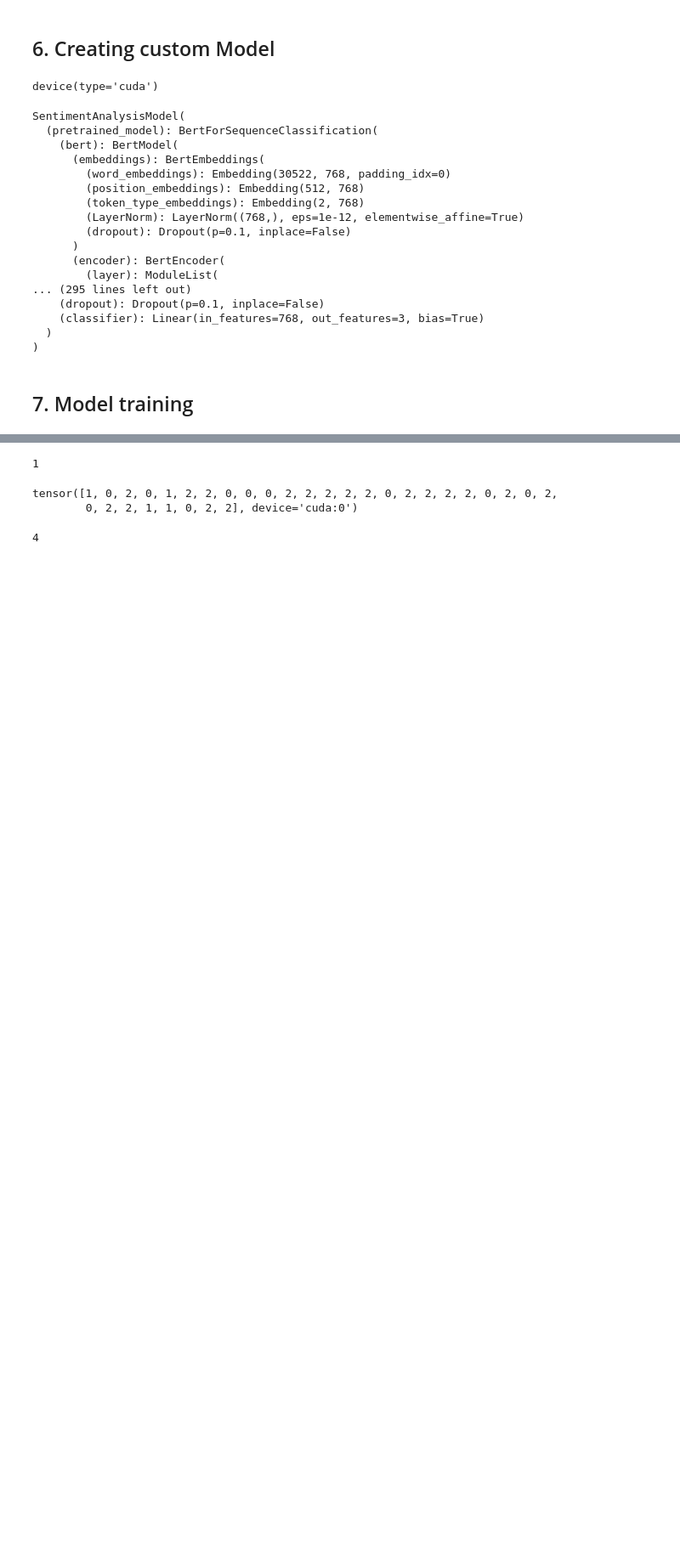
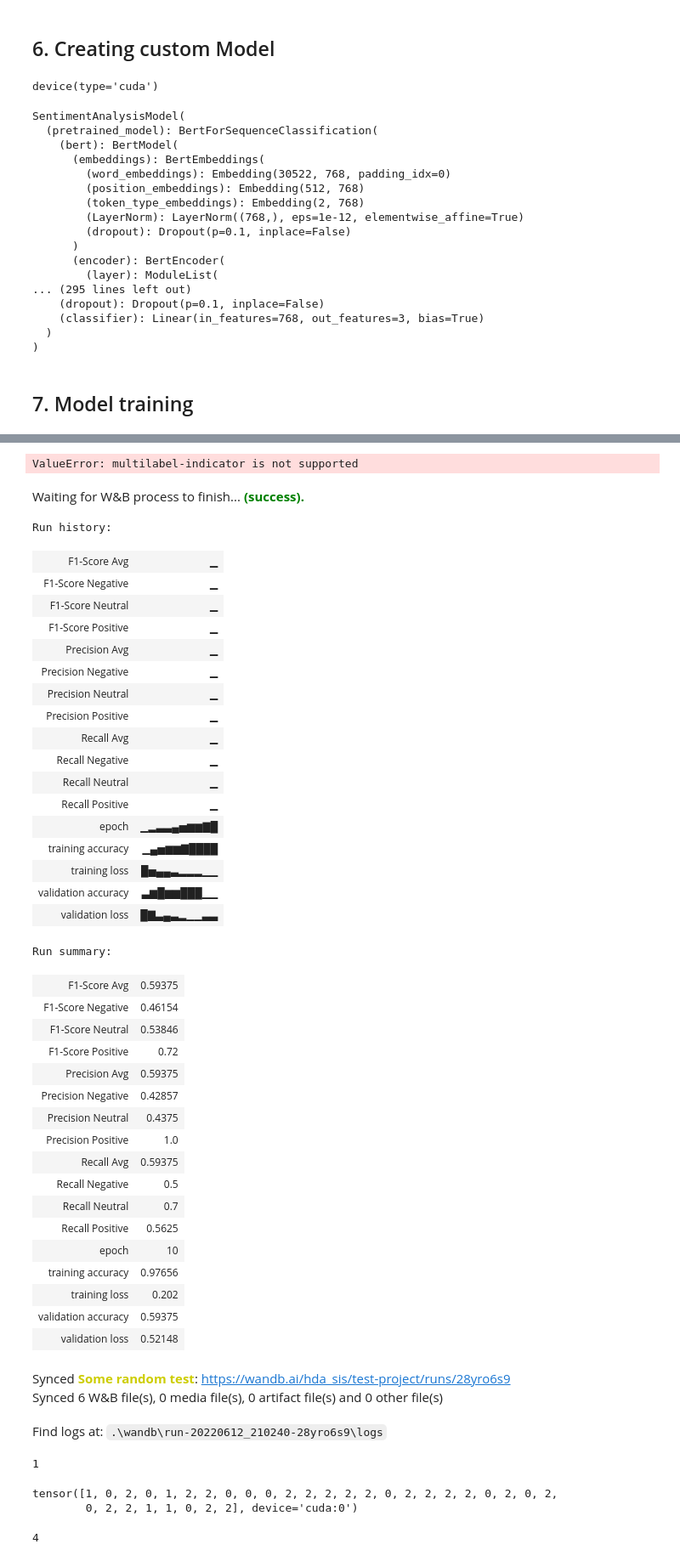
Before and after one commit to Jan-Burger/Bachelor-Thesis, a Jupyter notebook: notebooks/sentiment_analysis/transformer_finetuning.ipynb, the cells around one changed output, grey strips where cells are left out. Shown: that part at 85% size. Drawn from its saved outputs; the diff is of its cells as text; code cells hidden in the pictures; blank space fills up the shorter version.

```diff
--- a/notebooks/sentiment_analysis/transformer_finetuning.ipynb
+++ b/notebooks/sentiment_analysis/transformer_finetuning.ipynb
@@ -40,7 +42,7 @@ with open('hyperparams.json') as file:
 # %%
 # Set up Hyper parameters for model training
 LR: float = hyper_params[model_name]["lr"]
-OPTIMIZER: str = hyper_params[model_name]["lr"]
+OPTIMIZER: str = hyper_params[model_name]["optimizer"]
 EPOCHS: int = hyper_params[model_name]["epochs"]
 BATCH_SIZE: int = hyper_params[model_name]["batch_size"]
 DROPOUT: float = hyper_params[model_name]["dropout"]
@@ -204,3 +206,17 @@ SentimentAnalysisModel(
 )
 # %% [markdown]
 ## 7. Model training
+# %%
+# Initialize WAND tracking
+wandb.config = {
+    "model_name": model_name,
+    "learning_rate": LR,
+    "epochs": EPOCHS,
+    "batch_size": BATCH_SIZE,
+    "optimizer": OPTIMIZER,
+    "loss_function": "BCEWithLogitsLoss"
+}
+
+wandb.init(project="test-project", entity="hda_sis", config=config, name="Some random test")
+
+wandb.watch(models=model, log="all", log_freq=1)
@@ -309,3 +434,50 @@ RuntimeError: CUDA out of memory. Tried to allocate 24.00 MiB (GPU 0; 12.00 GiB
+# %%
+wandb.log({"cm": wandb.sklearn.plot_confusion_matrix(y_true, y_pred)})
+# %% [output]
+ValueError: multilabel-indicator is not supported
+# %%
+wandb.finish()
+# %% [output]
+Waiting for W&B process to finish... (success).
+Run history:
+| F1-Score Avg | ▁ |
+| F1-Score Negative | ▁ |
+| F1-Score Neutral | ▁ |
+| F1-Score Positive | ▁ |
+| Precision Avg | ▁ |
+| Precision Negative | ▁ |
+| Precision Neutral | ▁ |
+| Precision Positive | ▁ |
+| Recall Avg | ▁ |
+| Recall Negative | ▁ |
+| Recall Neutral | ▁ |
+| Recall Positive | ▁ |
+| epoch | ▁▂▃▃▄▅▆▆▇█ |
+| training accuracy | ▁▄▅▆▆▇████ |
+| training loss | █▅▄▄▃▂▂▂▁▁ |
+| validation accuracy | ▃▆█▆▆███▁▁ |
+| validation loss | █▇▃▄▃▂▁▁▃▃ |
+Run summary:
+| F1-Score Avg | 0.59375 |
+| F1-Score Negative | 0.46154 |
+| F1-Score Neutral | 0.53846 |
+| F1-Score Positive | 0.72 |
+| Precision Avg | 0.59375 |
+| Precision Negative | 0.42857 |
+| Precision Neutral | 0.4375 |
+| Precision Positive | 1.0 |
+| Recall Avg | 0.59375 |
+| Recall Negative | 0.5 |
+| Recall Neutral | 0.7 |
+| Recall Positive | 0.5625 |
+| epoch | 10 |
+| training accuracy | 0.97656 |
+| training loss | 0.202 |
+| validation accuracy | 0.59375 |
+| validation loss | 0.52148 |
+Synced Some random test: https://wandb.ai/hda_sis/test-project/runs/28yro6s9
+Synced 6 W&B file(s), 0 media file(s), 0 artifact file(s) and 0 other file(s)
+Find logs at: .\wandb\run-20220612_210240-28yro6s9\logs
 # %%
 # Morgen wandb einbinden in trainingsloop
 test = torch.argmax(targets, dim=1).cpu()
```
Also changed, not shown: parts of 16 cells of this notebook, 17 other files.
